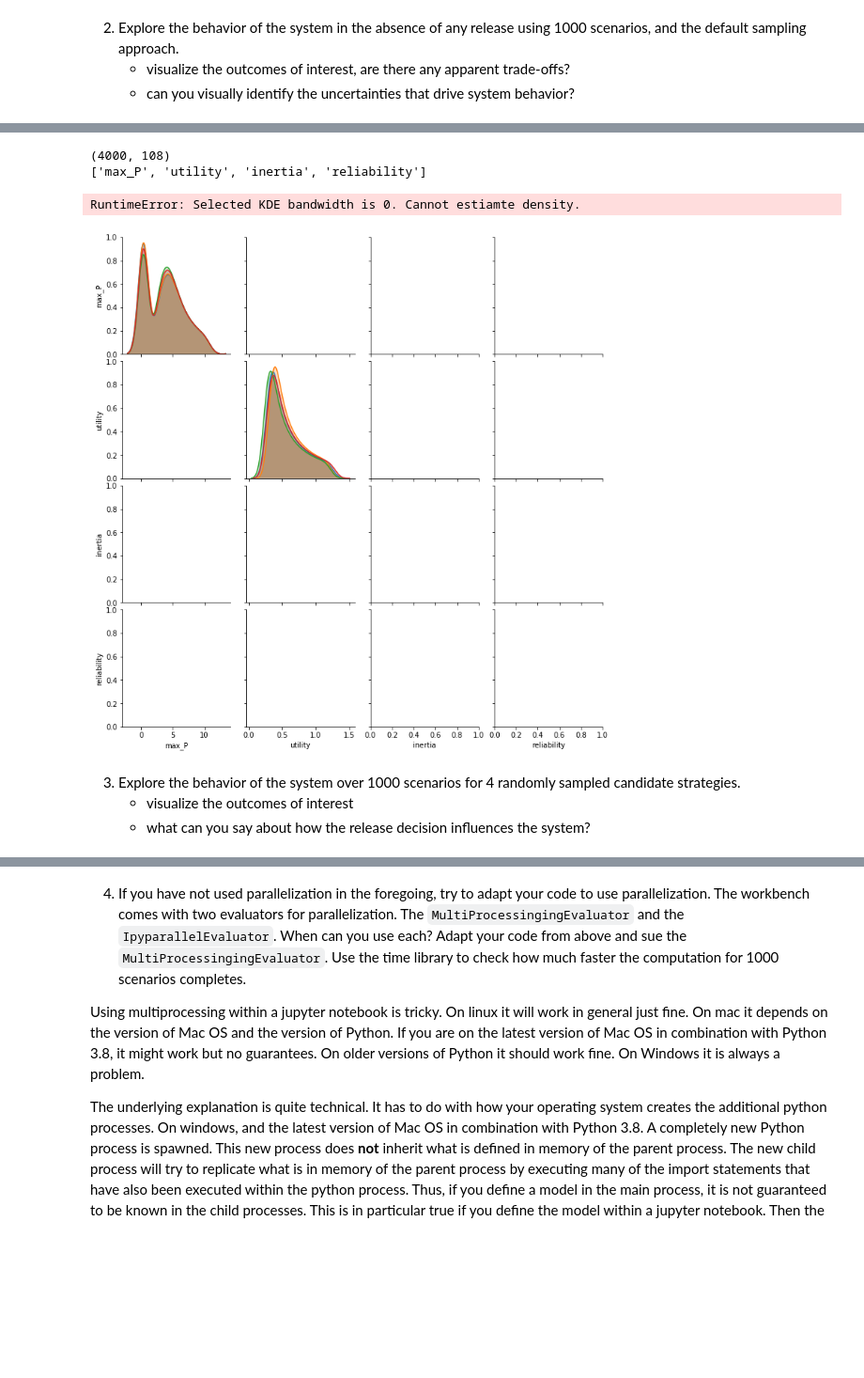
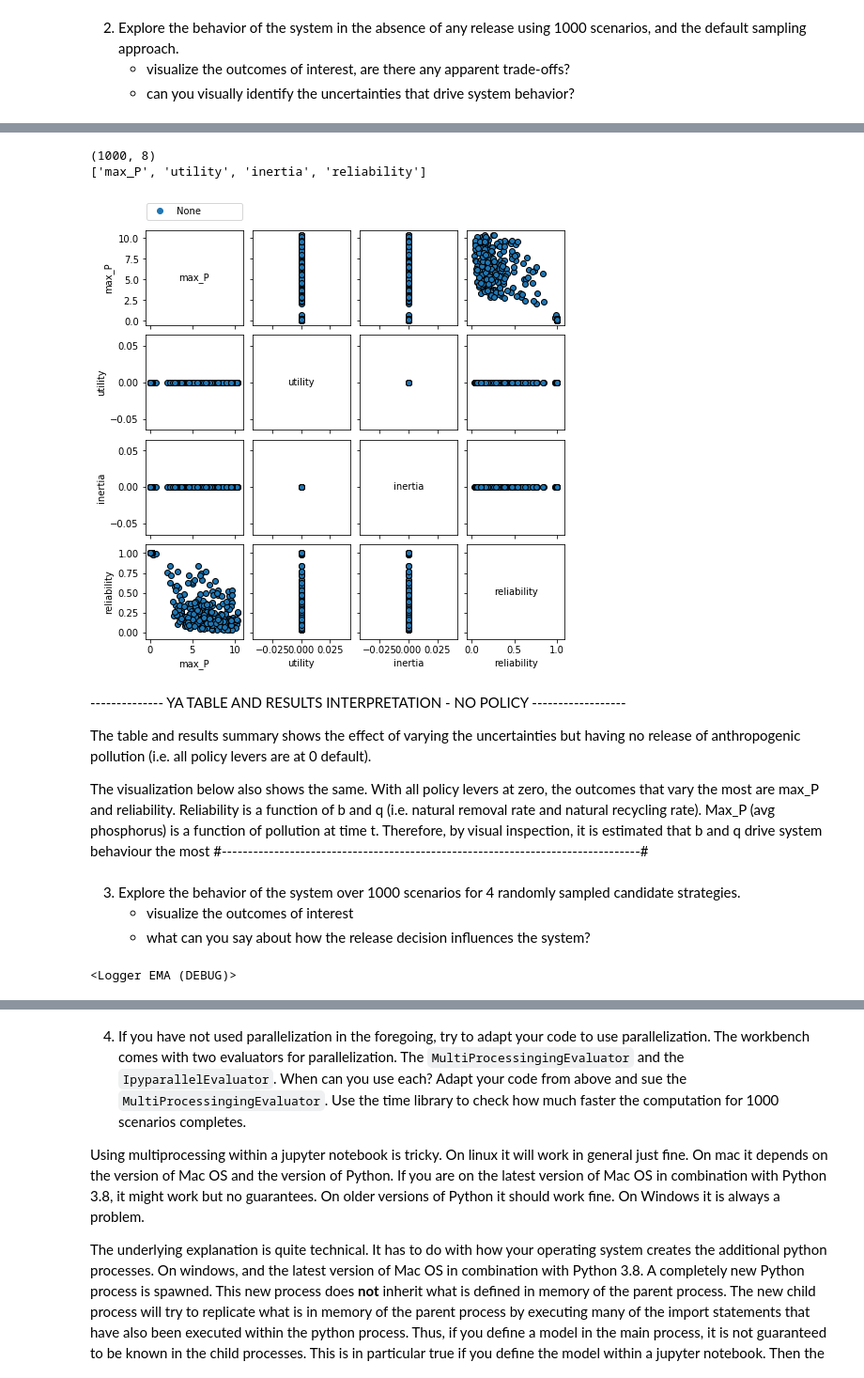
Before and after one commit to DYenaA/EPA1361Q4, a Jupyter notebook: assignment 2 - lakemodel.ipynb, the cells around one changed output, grey strips where cells are left out. Shown at 94% size. Cells and saved outputs as stored; diff of their text form; code cells hidden in the pictures; blank space fills up the shorter version.

```diff
--- a/assignment 2 - lakemodel.ipynb
+++ b/assignment 2 - lakemodel.ipynb
@@ -166,8 +168,8 @@ model.outcomes = [ScalarOutcome('max_P'),
     * visualize the outcomes of interest, are there any apparent trade-offs?
     * can you visually identify the uncertainties that drive system behavior?
 # %%
-#running scenario 1000 times
+#running no release policy 1000 times
 from ema_workbench import SequentialEvaluator
 
 with SequentialEvaluator(model) as evaluator:
-        results = evaluator.perform_experiments(scenarios=1000, policies = 4)
+        experiments, outcomes = evaluator.perform_experiments(scenarios=1000, policies = 0)
@@ -174,33 +206,38 @@ with SequentialEvaluator(model) as evaluator:
 # %%
 #processing results
-experiments, outcomes = results
 print (experiments.shape)
 print(list(outcomes.keys()))
 # %% [output]
-(4000, 108)
+(1000, 8)
 ['max_P', 'utility', 'inertia', 'reliability']
 # %%
-#visualizing outcomes by policy?
+#visualizing outcomes of interest by policy
 
 import pandas as pd
 import seaborn as sns
 import matplotlib.pyplot as plt
 
-policies = experiments['policy']
-for i, policy in enumerate(np.unique(policies)):
-    experiments.loc[policies==policy, 'policy'] = str(i)
+from ema_workbench.analysis import pairs_plotting
 
-data = pd.DataFrame(outcomes)
-data['policy'] = policies
+fig, axes = pairs_plotting.pairs_scatter(experiments, outcomes, group_by='policy',
+                                         legend=True)
+fig.set_size_inches(8,8)
+plt.show()
+# %% [output]
+[figure, added]
-# %%
-#visualizing results by "policy"
-from ema_workbench.analysis import plotting
-sns.pairplot(data, hue='policy')
-plt.show()
-# %% [output]
-RuntimeError: Selected KDE bandwidth is 0. Cannot estiamte density.
-[figure, removed]
+# %% [markdown]
+-------------- YA TABLE AND RESULTS INTERPRETATION - NO POLICY ------------------
+
+The table and results summary shows the effect of varying the uncertainties but having no release of anthropogenic pollution (i.e. all policy levers are at 0 default).
+
+The visualization below also shows the same. With all policy levers at zero, the outcomes that vary the most are max_P and reliability. Reliability is a function of b and q (i.e. natural removal rate and natural recycling rate). Max_P (avg phosphorus) is a function of pollution at time t. Therefore, by visual inspection, it is estimated that b and q drive system behaviour the most
+#--------------------------------------------------------------------------------#
 # %% [markdown]
 3. Explore the behavior of the system over 1000 scenarios for 4 randomly sampled candidate strategies.
     * visualize the outcomes of interest
     * what can you say about how the release decision influences the system?
+# %%
+from ema_workbench import (ema_logging)
+ema_logging.log_to_stderr(ema_logging.INFO)
+# %% [output]
+<Logger EMA (DEBUG)>
```
Also changed, not shown: parts of 14 cells of this notebook.
